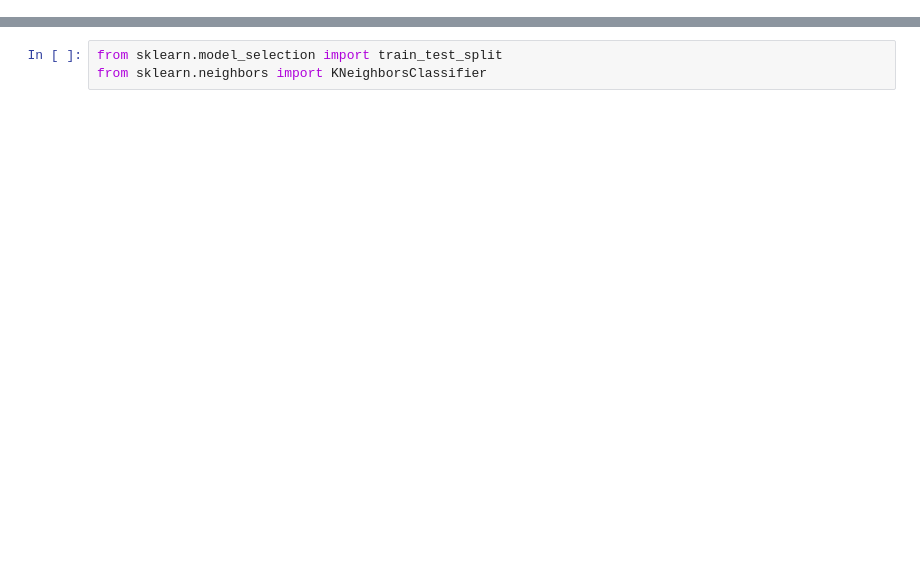
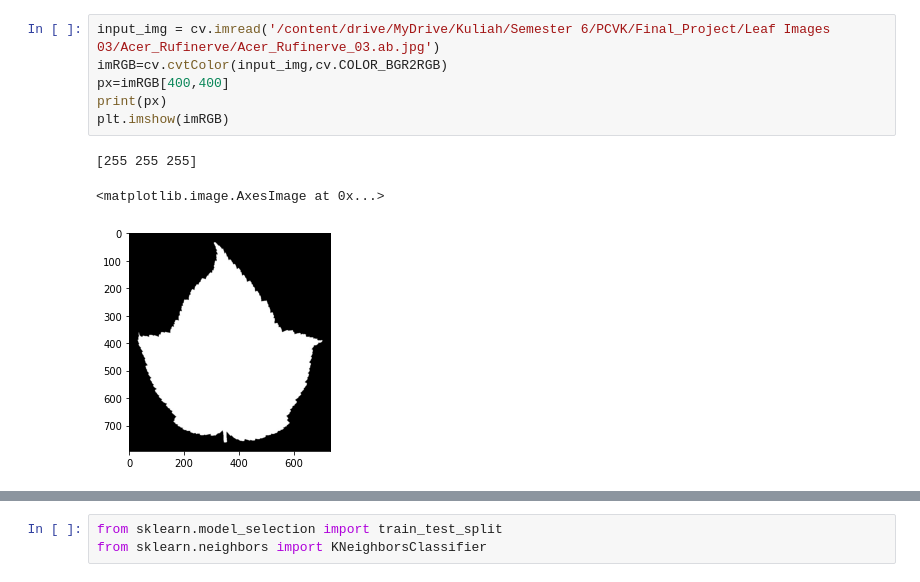
Before and after one commit to MuhammadRezaPehlevi0218/PCVK_Genap_2022, a Jupyter notebook: UAS_PCVK(x)KNN.ipynb, the cells around one changed output, grey strips where cells are left out. Cells and saved outputs as stored; diff of their text form; blank space fills up the shorter version.

```diff
--- a/UAS_PCVK(x)KNN.ipynb
+++ b/UAS_PCVK(x)KNN.ipynb
@@ -229,0 +12,10 @@ print(df)
+# %%
+input_img = cv.imread('/content/drive/MyDrive/Kuliah/Semester 6/PCVK/Final_Project/Leaf Images 03/Acer_Rufinerve/Acer_Rufinerve_03.ab.jpg')
+imRGB=cv.cvtColor(input_img,cv.COLOR_BGR2RGB)
+px=imRGB[400,400]
+print(px)
+plt.imshow(imRGB)
+# %% [output]
+[255 255 255]
+<matplotlib.image.AxesImage at 0x...>
+[figure, added]
```
Also changed, not shown: parts of 55 cells of this notebook.
